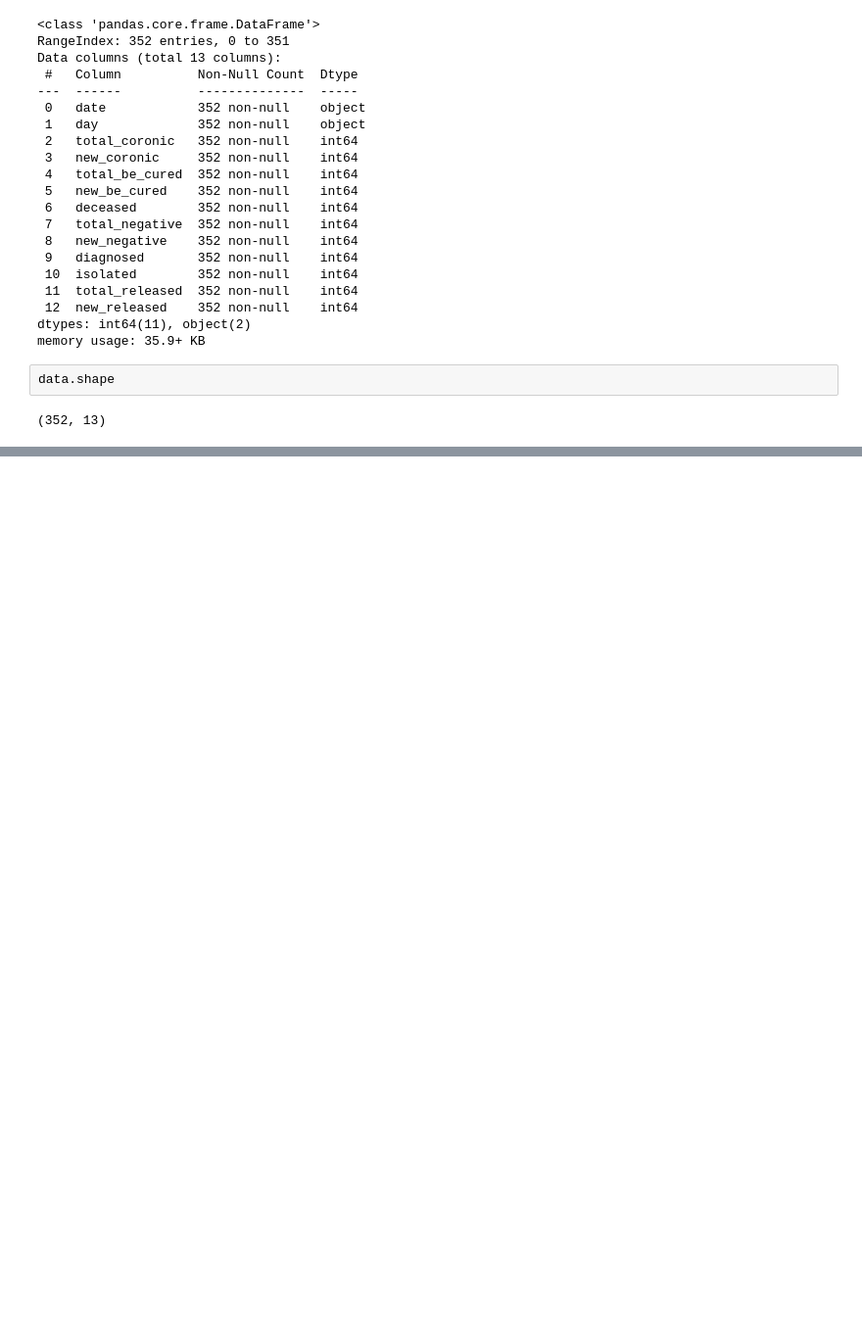
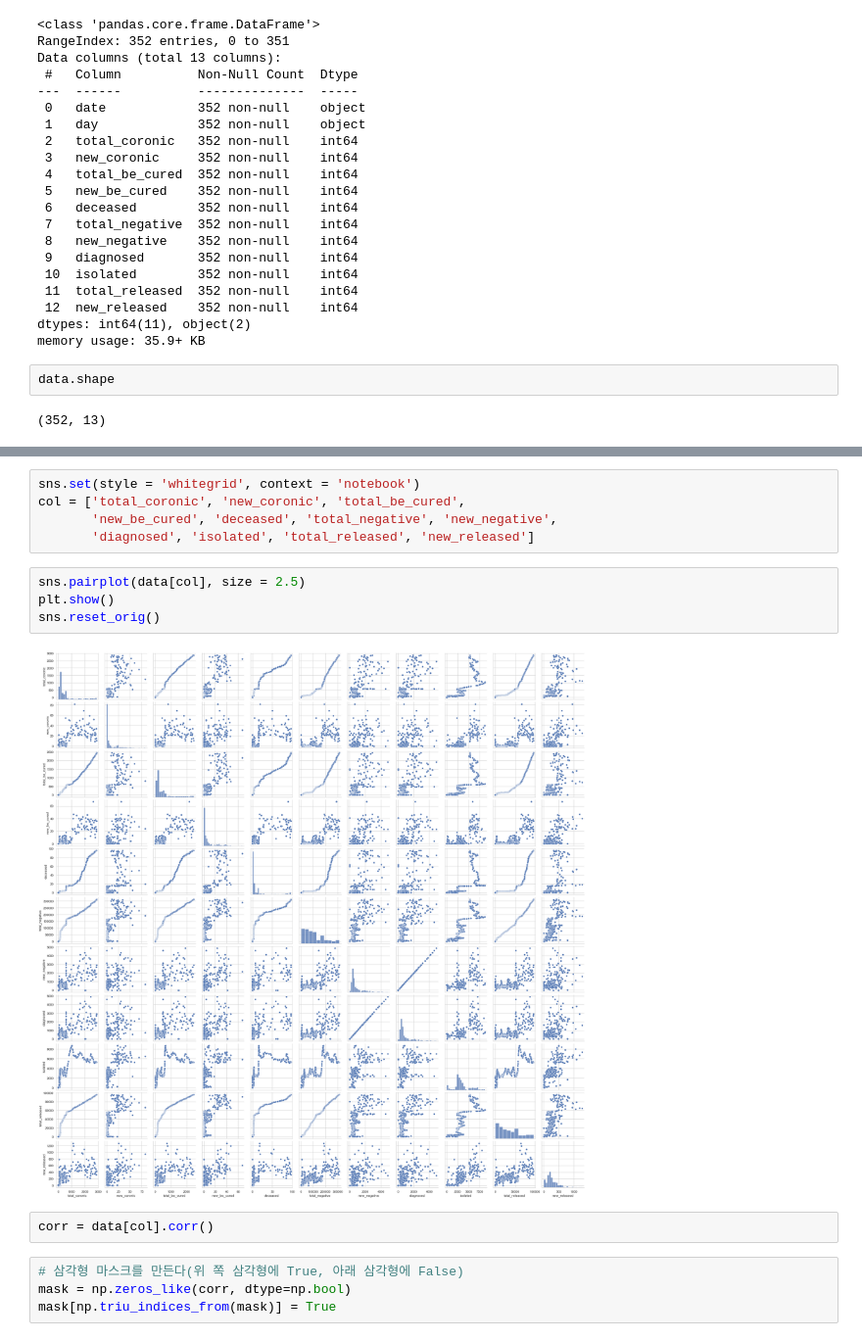
Before and after one commit to jaho901/Covid-19, a Jupyter notebook: 3. Visualization.ipynb, the cells around one changed output, grey strips where cells are left out. Shown at 98% size. Cells and saved outputs as stored; diff of their text form; blank space fills up the shorter version.

```diff
--- a/3. Visualization.ipynb
+++ b/3. Visualization.ipynb
@@ -55,0 +67,17 @@ data.shape
+# %%
+sns.set(style = 'whitegrid', context = 'notebook')
+col = ['total_coronic', 'new_coronic', 'total_be_cured',
+       'new_be_cured', 'deceased', 'total_negative', 'new_negative',
+       'diagnosed', 'isolated', 'total_released', 'new_released']
+# %%
+sns.pairplot(data[col], size = 2.5)
+plt.show()
+sns.reset_orig()
+# %% [output]
+[figure, added]
+# %%
+corr = data[col].corr()
+# %%
+# 삼각형 마스크를 만든다(위 쪽 삼각형에 True, 아래 삼각형에 False)
+mask = np.zeros_like(corr, dtype=np.bool)
+mask[np.triu_indices_from(mask)] = True
```
Also changed, not shown: parts of 19 cells of this notebook.
